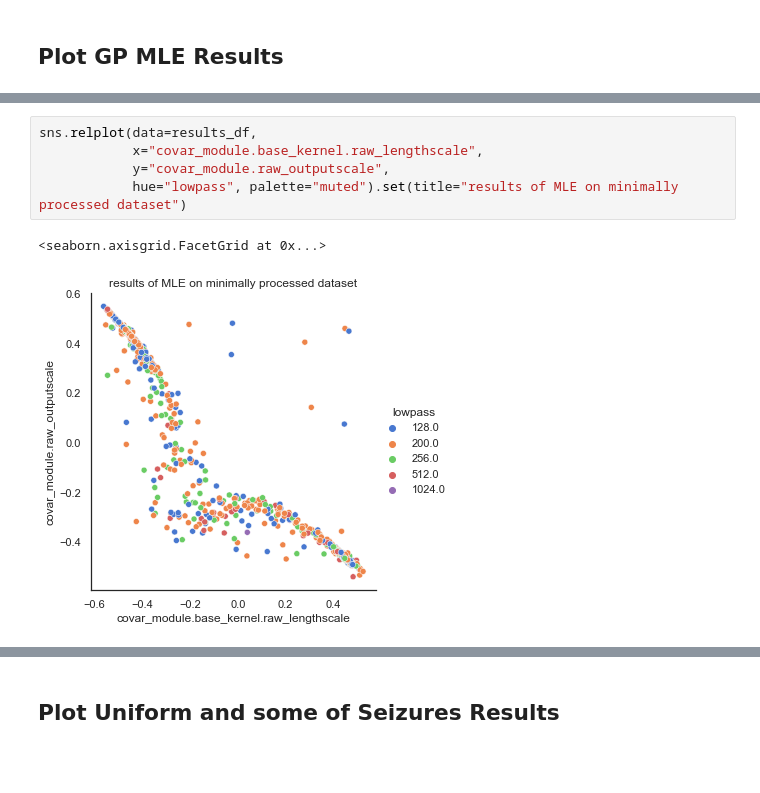
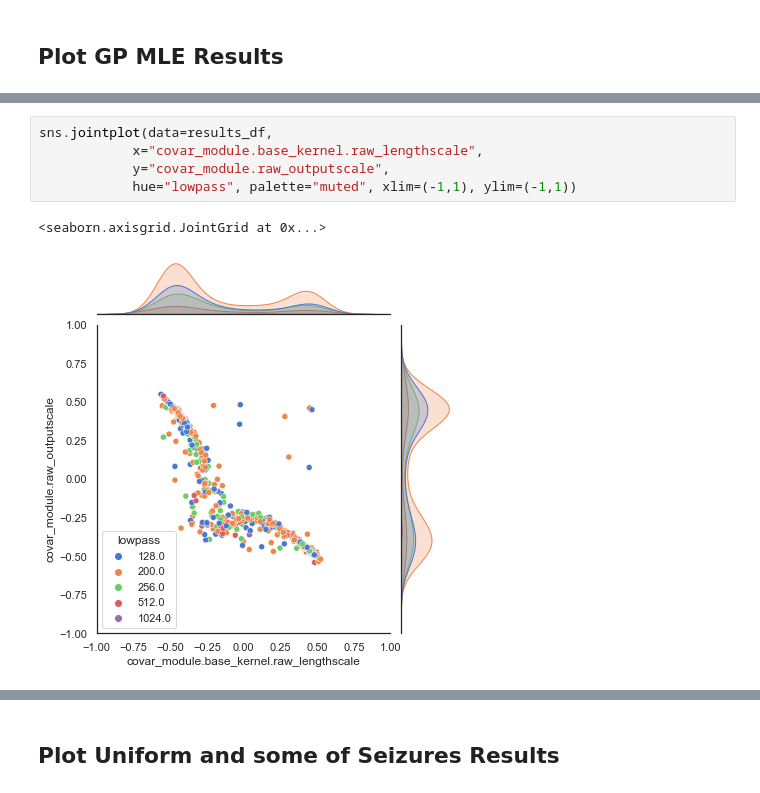
Before and after one commit to noamsgl/msc, a Jupyter notebook: scripts/generate/analyze_gp_results.ipynb, the cells around one changed output, grey strips where cells are left out. Drawn from its saved outputs; the diff is of its cells as text; blank space fills up the shorter version.

Commit message:
add jointplots

```diff
--- a/scripts/generate/analyze_gp_results.ipynb
+++ b/scripts/generate/analyze_gp_results.ipynb
@@ -67,8 +80,8 @@ results_df
 # %%
-sns.relplot(data=results_df,
+sns.jointplot(data=results_df,
             x="covar_module.base_kernel.raw_lengthscale",
             y="covar_module.raw_outputscale",
-            hue="lowpass", palette="muted").set(title="results of MLE on minimally processed dataset")
+            hue="lowpass", palette="muted", xlim=(-1,1), ylim=(-1,1))
 # %% [output]
-<seaborn.axisgrid.FacetGrid at 0x...>
+<seaborn.axisgrid.JointGrid at 0x...>
-[figure, old version]
+[figure, new version]
```
Also changed, not shown: parts of 14 cells of this notebook.
